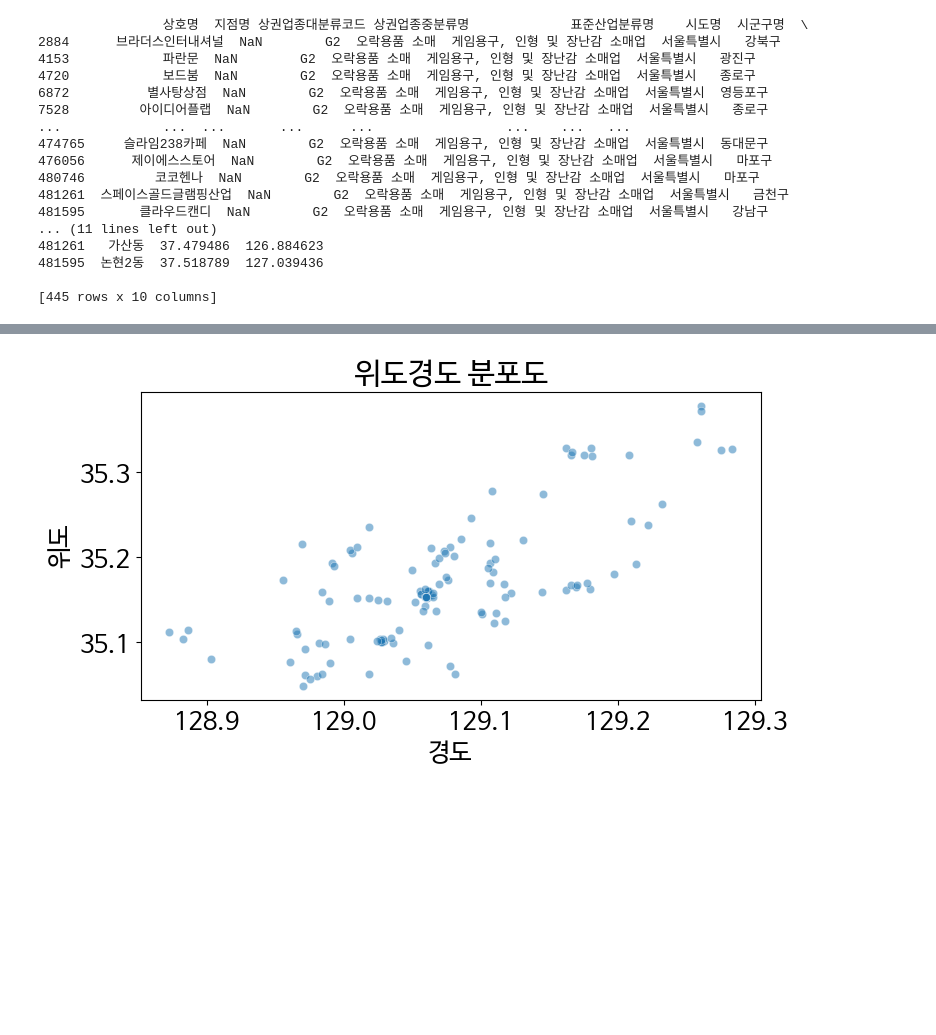
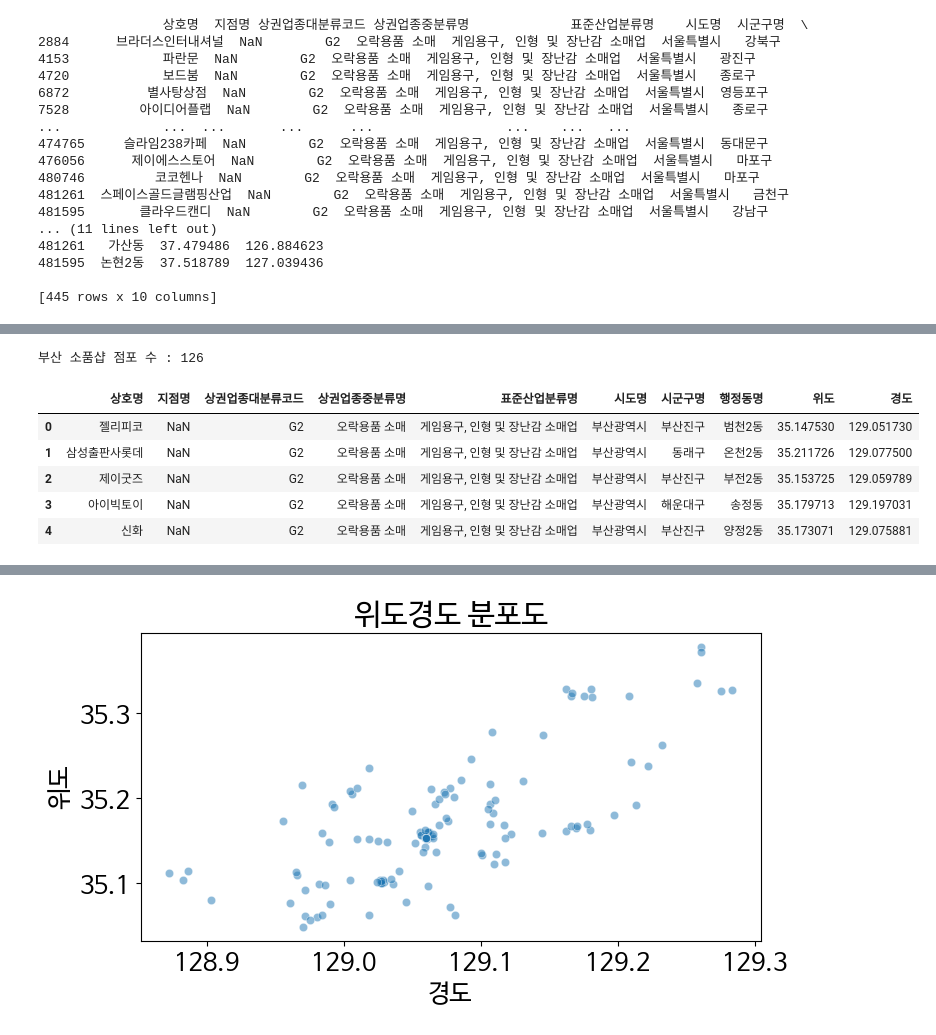
Before and after one commit to riorio214/colab, a Jupyter notebook: 소품샵.ipynb, the cells around one changed output, grey strips where cells are left out. Drawn from its saved outputs; the diff is of its cells as text; code cells hidden in the pictures; blank space fills up the shorter version.

```diff
--- a/소품샵.ipynb
+++ b/소품샵.ipynb
@@ -151,0 +202,24 @@ filtered_data.to_csv('/content/c.csv', index=False, encoding='cp949')
+# %%
+import pandas as pd
+import matplotlib.pyplot as plt
+import seaborn as sns
+import folium
+from folium import plugins
+df2 = pd.read_csv('/content/b.csv', encoding='cp949')
+
+dataset2 = df2[['상호명','지점명',
+              '상권업종대분류코드','상권업종중분류명', '표준산업분류명',
+              '시도명', '시군구명', '행정동명',
+              '위도', '경도']]
+
+df2.index = range(len(dataset2))
+print('부산 소품샵 점포 수 :', len(df2))
+df2.head()
+# %% [output]
+부산 소품샵 점포 수 : 126
+|  | 상호명 | 지점명 | 상권업종대분류코드 | 상권업종중분류명 | 표준산업분류명 | 시도명 | 시군구명 | 행정동명 | 위도 | 경도 |
+| 0 | 젤리피코 | NaN | G2 | 오락용품 소매 | 게임용구, 인형 및 장난감 소매업 | 부산광역시 | 부산진구 | 범천2동 | 35.147530 | 129.051730 |
+| 1 | 삼성출판사롯데 | NaN | G2 | 오락용품 소매 | 게임용구, 인형 및 장난감 소매업 | 부산광역시 | 동래구 | 온천2동 | 35.211726 | 129.077500 |
+| 2 | 제이굿즈 | NaN | G2 | 오락용품 소매 | 게임용구, 인형 및 장난감 소매업 | 부산광역시 | 부산진구 | 부전2동 | 35.153725 | 129.059789 |
+| 3 | 아이빅토이 | NaN | G2 | 오락용품 소매 | 게임용구, 인형 및 장난감 소매업 | 부산광역시 | 해운대구 | 송정동 | 35.179713 | 129.197031 |
+| 4 | 신화 | NaN | G2 | 오락용품 소매 | 게임용구, 인형 및 장난감 소매업 | 부산광역시 | 부산진구 | 양정2동 | 35.173071 | 129.075881 |
```
Also changed, not shown: parts of 7 cells of this notebook.
